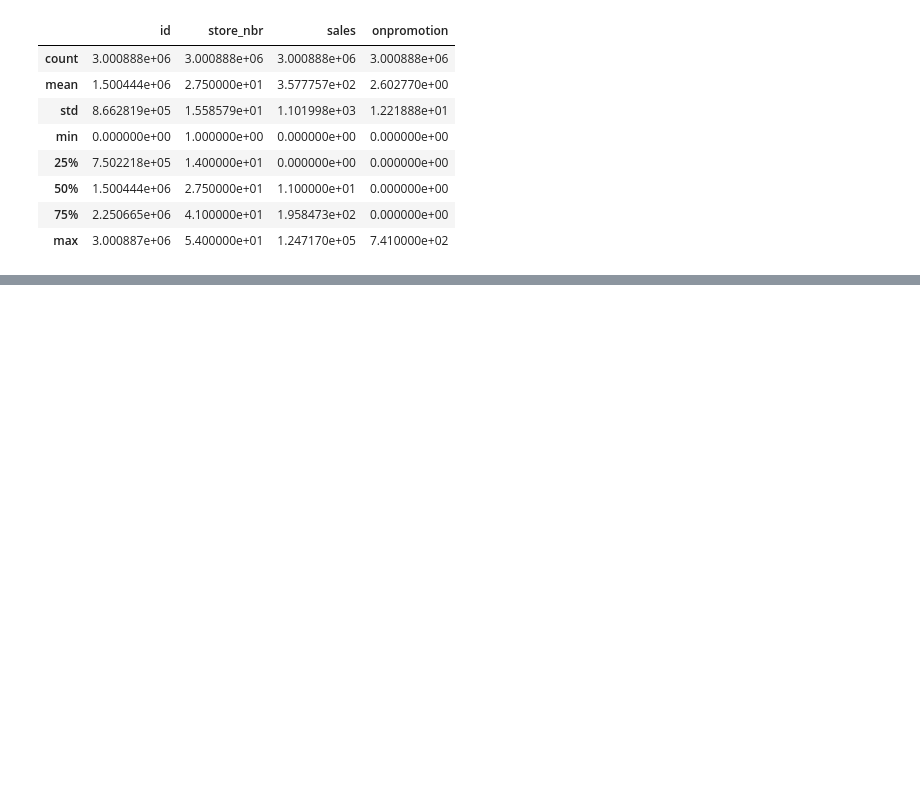
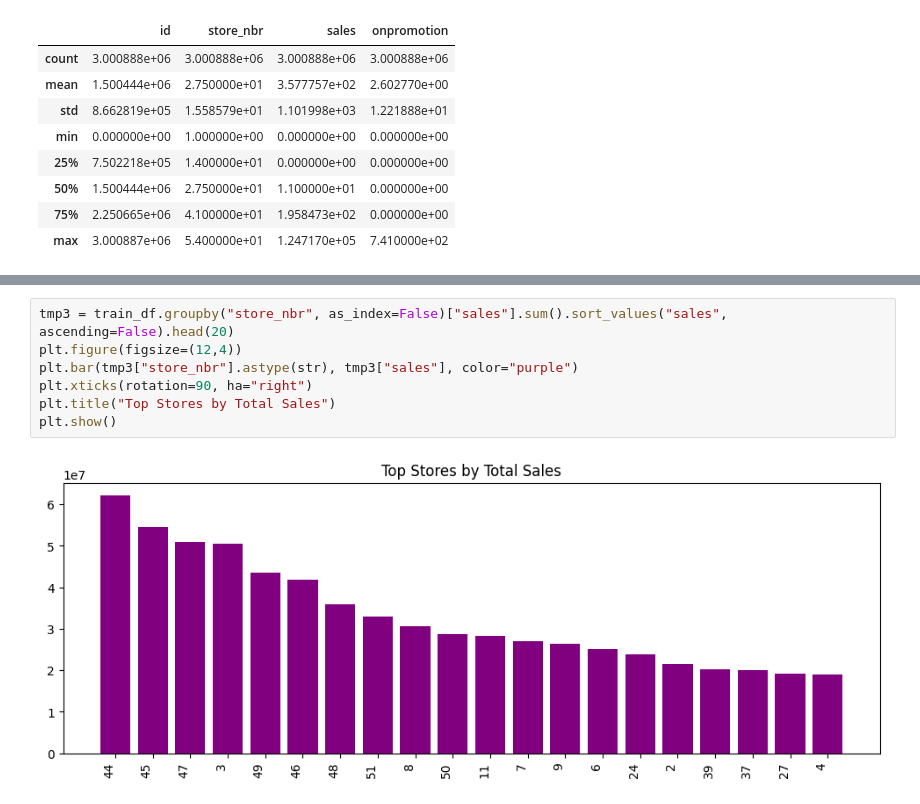
Before and after one commit to mohitDhami87/Store_Sales_Time_Series_Forecasting, a Jupyter notebook: store-sales-time-series-forecasting.ipynb, the cells around one changed output, grey strips where cells are left out. Cells and saved outputs as stored; diff of their text form; blank space fills up the shorter version.

```diff
--- a/store-sales-time-series-forecasting.ipynb
+++ b/store-sales-time-series-forecasting.ipynb
@@ -42,0 +85,9 @@ train_df.describe()
+# %%
+tmp3 = train_df.groupby("store_nbr", as_index=False)["sales"].sum().sort_values("sales", ascending=False).head(20)
+plt.figure(figsize=(12,4))
+plt.bar(tmp3["store_nbr"].astype(str), tmp3["sales"], color="purple")
+plt.xticks(rotation=90, ha="right")
+plt.title("Top Stores by Total Sales")
+plt.show()
+# %% [output]
+[figure, added]
```
Also changed, not shown: parts of 6 cells of this notebook.
